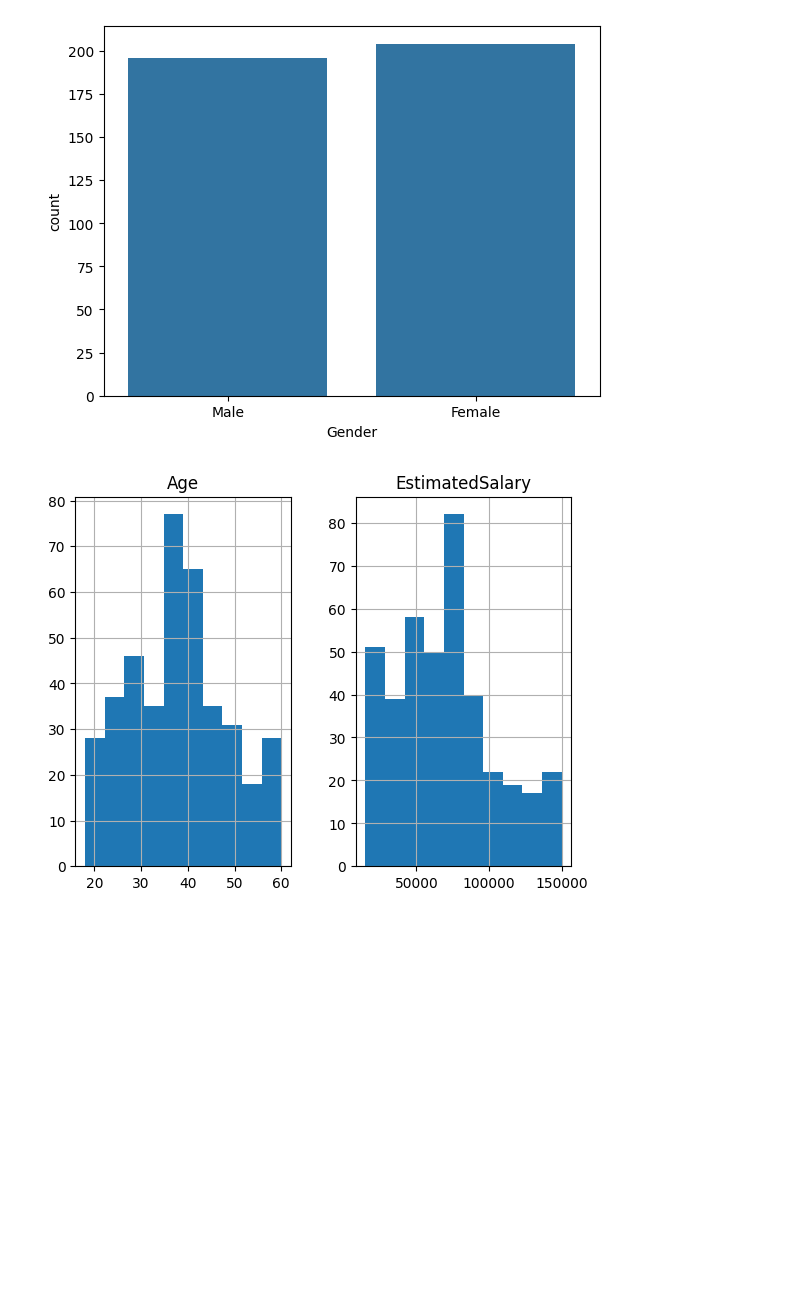
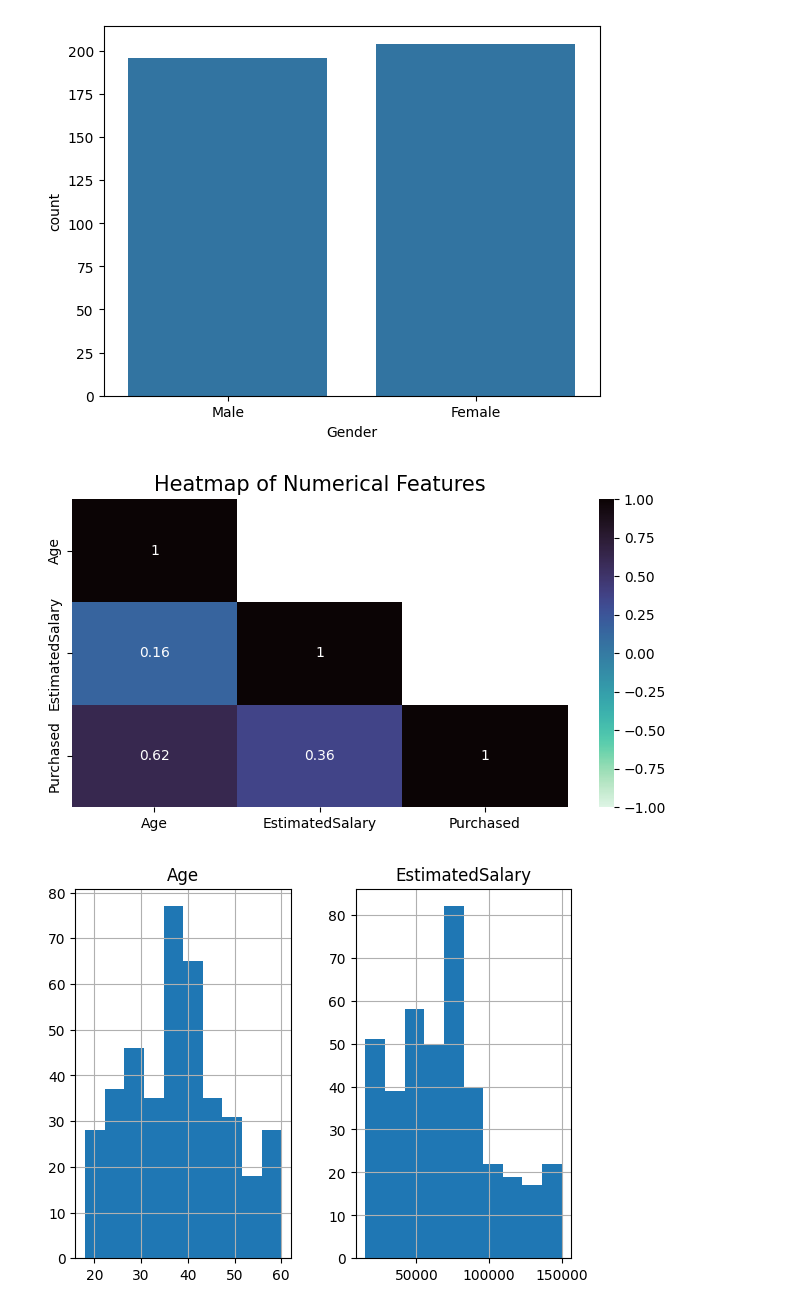
Before and after one commit to davutbayik/socialmedia-ads-purchase-prediction, a Jupyter notebook: train_model.ipynb, the cells around one changed output. Saved outputs shown, nothing was run; the diff lists cells and outputs as text; code cells hidden in the pictures; blank space fills up the shorter version.

```diff
--- a/social_media.ipynb
+++ b/train_model.ipynb
@@ -61,4 +72,22 @@ fig = sns.countplot(data=df, x="Purchased")
 fig = sns.countplot(data=df, x="Gender")
 # %% [output]
 [figure]
+# %%
+# Heatmap - Numerical features and Target distributions
+plt.figure(figsize=(8,4))
+
+corr = df.drop(columns=["User ID", "Gender"]).corr()
+mask = np.triu(np.ones_like(corr, dtype=bool))
+
+np.fill_diagonal(mask, False) # Only display the lower diagonal as the upper diagonal is symmetric of it
+
+sns.heatmap(corr, annot=True, mask=mask,
+    vmin=-1, vmax=1, cmap='mako_r'
+    )
+
+plt.grid(False)
+plt.title("Heatmap of Numerical Features", fontsize=15)
+plt.show()
+# %% [output]
+[figure, added]
 # %%
```
Also changed, not shown: parts of 16 cells of this notebook, 2 other files.
